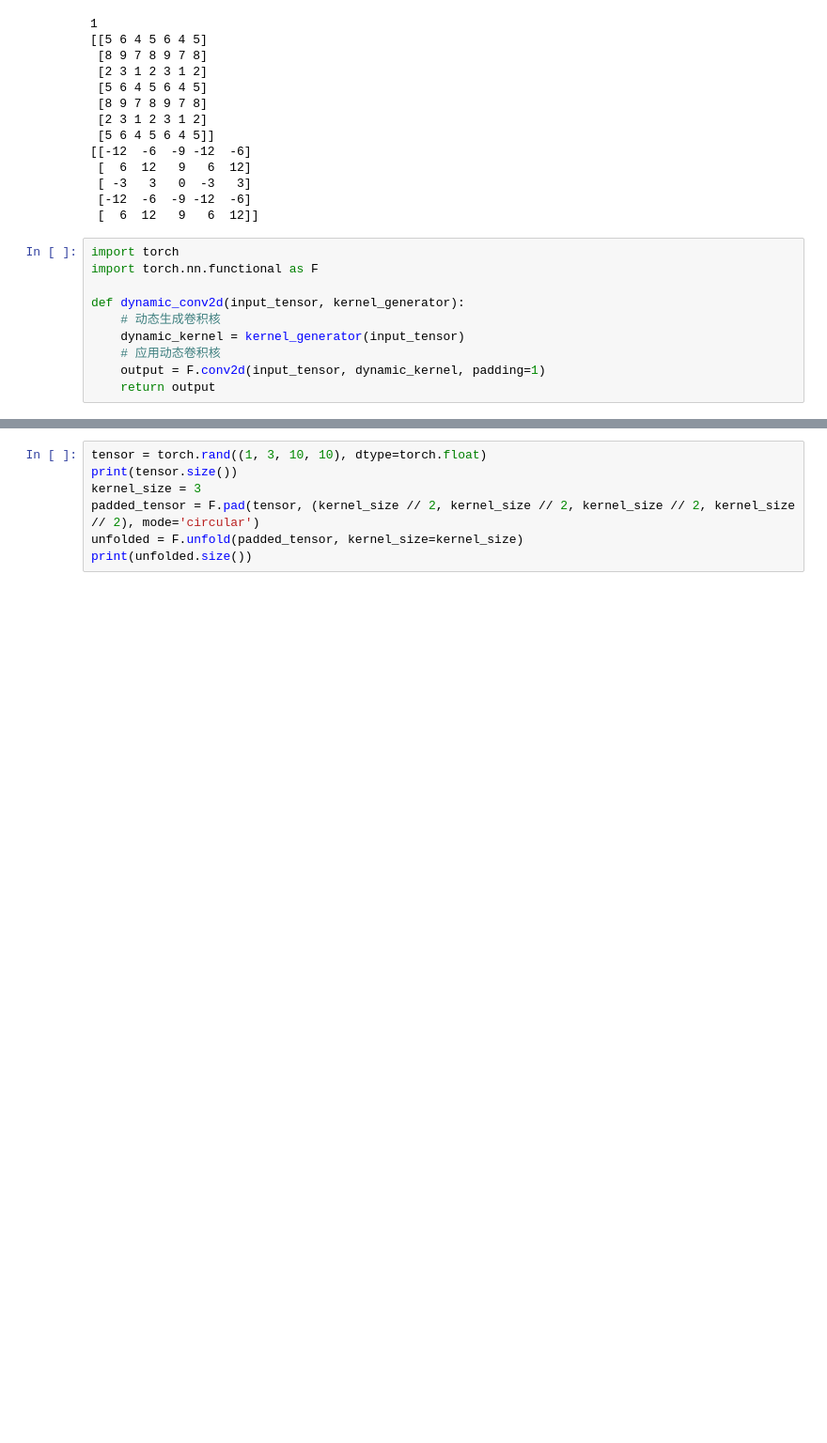
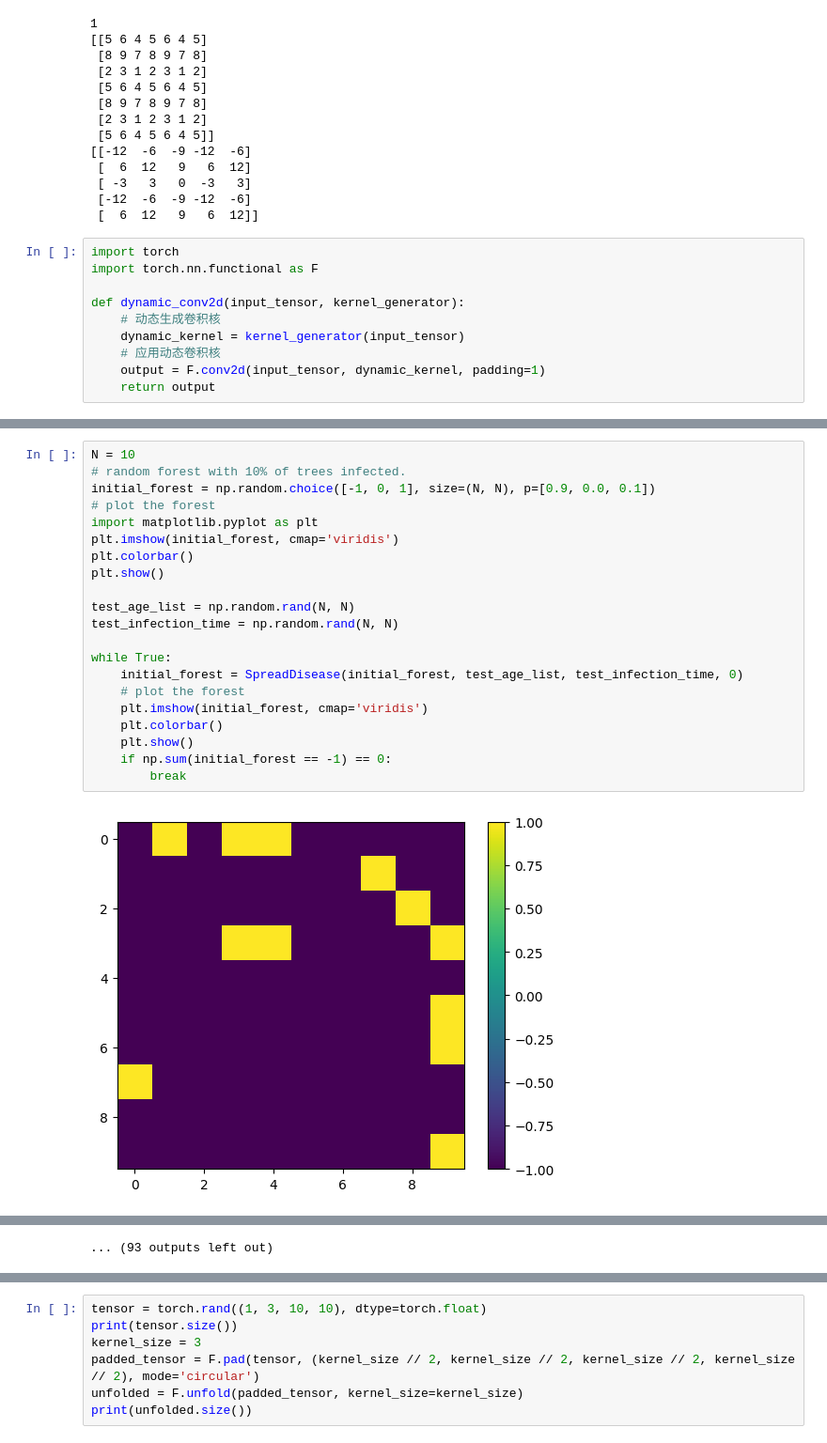
Before and after one commit to rike24/SCS2024_G15, a Jupyter notebook: Basic_Simulation/conv_spreading.ipynb, the cells around one changed output, grey strips where cells are left out. Shown at 94% size. Cells and saved outputs as stored; diff of their text form; blank space fills up the shorter version.

```diff
--- a/Basic_Simulation/conv_spreading.ipynb
+++ b/Basic_Simulation/conv_spreading.ipynb
@@ -362,0 +394,23 @@ tensor([[[[ 1,  1, -1, -1,  1, -1,  1,  0,  0, -1],
+# %%
+N = 10
+# random forest with 10% of trees infected.
+initial_forest = np.random.choice([-1, 0, 1], size=(N, N), p=[0.9, 0.0, 0.1])
+# plot the forest
+import matplotlib.pyplot as plt
+plt.imshow(initial_forest, cmap='viridis')
+plt.colorbar()
+plt.show()
+
+test_age_list = np.random.rand(N, N)
+test_infection_time = np.random.rand(N, N)
+
+while True:
+    initial_forest = SpreadDisease(initial_forest, test_age_list, test_infection_time, 0)
+    # plot the forest
+    plt.imshow(initial_forest, cmap='viridis')
+    plt.colorbar()
+    plt.show()
+    if np.sum(initial_forest == -1) == 0:
+        break
+# %% [output]
+[figure, added]
@@ -362,0 +428 @@ tensor([[[[ 1,  1, -1, -1,  1, -1,  1,  0,  0, -1],
+... (93 outputs left out)
```
Also changed, not shown: parts of 5 cells of this notebook, 1 other file.
